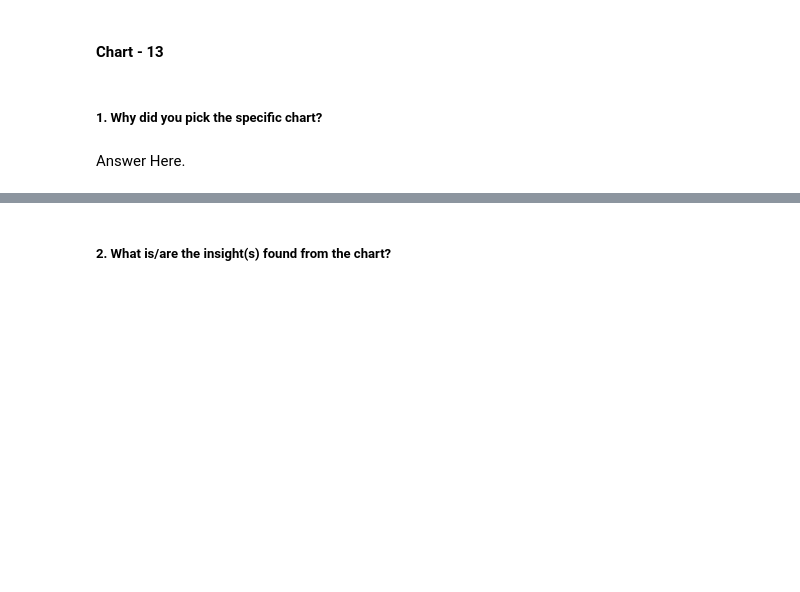
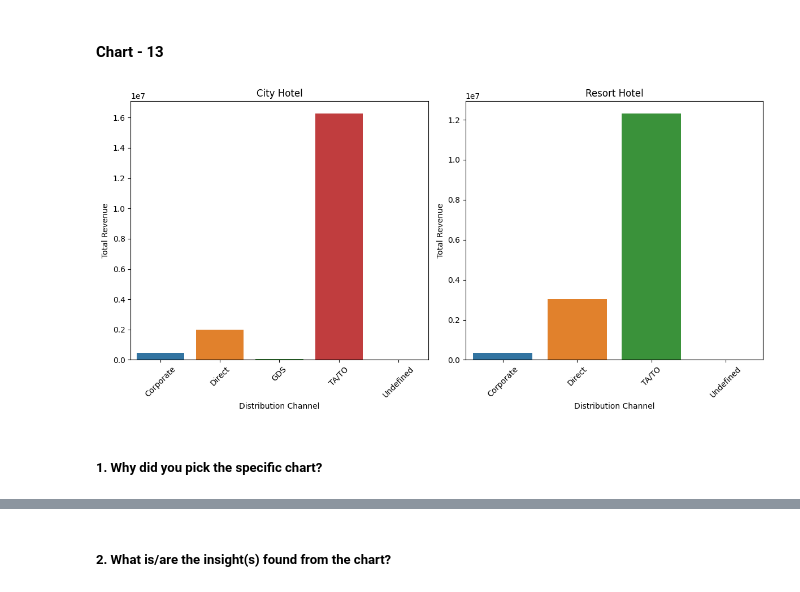
Before and after one commit to pk06969/EDA-Hotel_Booking_Analysis, a Jupyter notebook: Copy_of_Sample_EDA_Submission_Template.ipynb, the cells around one changed output, grey strips where cells are left out. Drawn from its saved outputs; the diff is of its cells as text; code cells hidden in the pictures; blank space fills up the shorter version.

```diff
--- a/Copy_of_Sample_EDA_Submission_Template.ipynb
+++ b/Copy_of_Sample_EDA_Submission_Template.ipynb
@@ -912,4 +977,30 @@ Answer Here
+# %%
+# Chart - 13 visualization code
+# Anlayze the revenue based on the distribution_channel
+
+# Group the data by hotel and distribution_channel and calculate total revenue for each group
+revenue_by_channel = df.groupby(['hotel', 'distribution_channel'])['total_revenue'].sum().reset_index()
+
+# Create subplots for city and resort hotels
+fig, axes = plt.subplots(nrows=1, ncols=2, figsize=(12, 6))
+
+# Plot for city hotel
+sns.barplot(x='distribution_channel', y='total_revenue', data=revenue_by_channel[revenue_by_channel['hotel'] == 'City Hotel'], ax=axes[0])
+axes[0].set_xlabel('Distribution Channel')
+axes[0].set_ylabel('Total Revenue')
+axes[0].set_title('City Hotel')
+axes[0].tick_params(axis='x', rotation=45)
+
+# Plot for resort hotel
+sns.barplot(x='distribution_channel', y='total_revenue', data=revenue_by_channel[revenue_by_channel['hotel'] == 'Resort Hotel'], ax=axes[1])
+axes[1].set_xlabel('Distribution Channel')
+axes[1].set_ylabel('Total Revenue')
+axes[1].set_title('Resort Hotel')
+axes[1].tick_params(axis='x', rotation=45)
+
+plt.tight_layout()
+plt.show()
+# %% [output]
+[figure, added]
 # %% [markdown]
 ##### 1. Why did you pick the specific chart?
-# %% [markdown]
-Answer Here.
```
Also changed, not shown: parts of 28 cells of this notebook.
